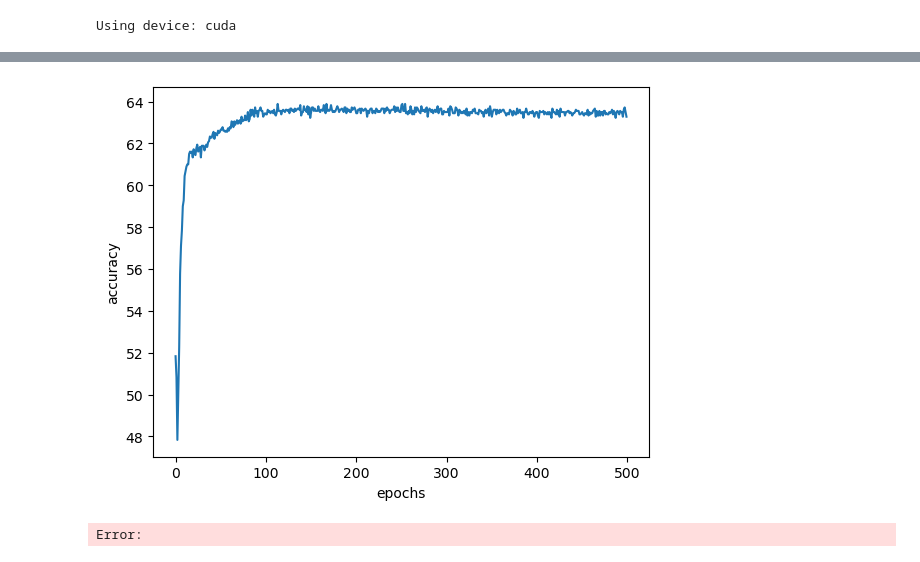
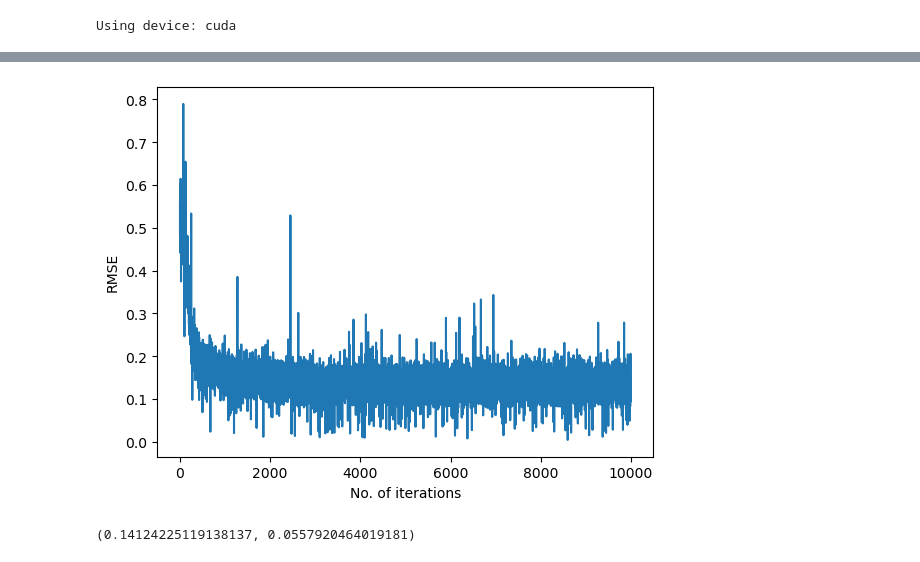
Before and after one commit to AdityaUchiha75/IIS_Project, a Jupyter notebook: scratch/model_training4affective_states.ipynb, the cells around one changed output, grey strips where cells are left out. Saved outputs shown, nothing was run; the diff lists cells and outputs as text; code cells hidden in the pictures.

```diff
--- a/scratch/model_training4affective_states.ipynb
+++ b/scratch/model_training4affective_states.ipynb
@@ -213,0 +239,11 @@ plt.show()
+# %%
+plt.plot(test_l)
+plt.xlabel("No. of iterations")
+plt.ylabel("RMSE")
+plt.show()
+# %% [output]
+[figure, added]
+# %%
+np.mean(test_l), np.std(test_l)
+# %% [output]
+(0.14124225119138137, 0.0557920464019181)
@@ -214,10 +252,2 @@ plt.show()
 # %%
 torch.save(model, DIR_PATH + f'models/ValAr/model1.pt')
-# %%
-plt.plot(combined_acc)
-plt.xlabel("epochs")
-plt.ylabel("accuracy")
-plt.show()
-# %% [output]
-[figure, removed]
-Error:
```
Also changed, not shown: parts of 8 cells of this notebook, 14 other files.
